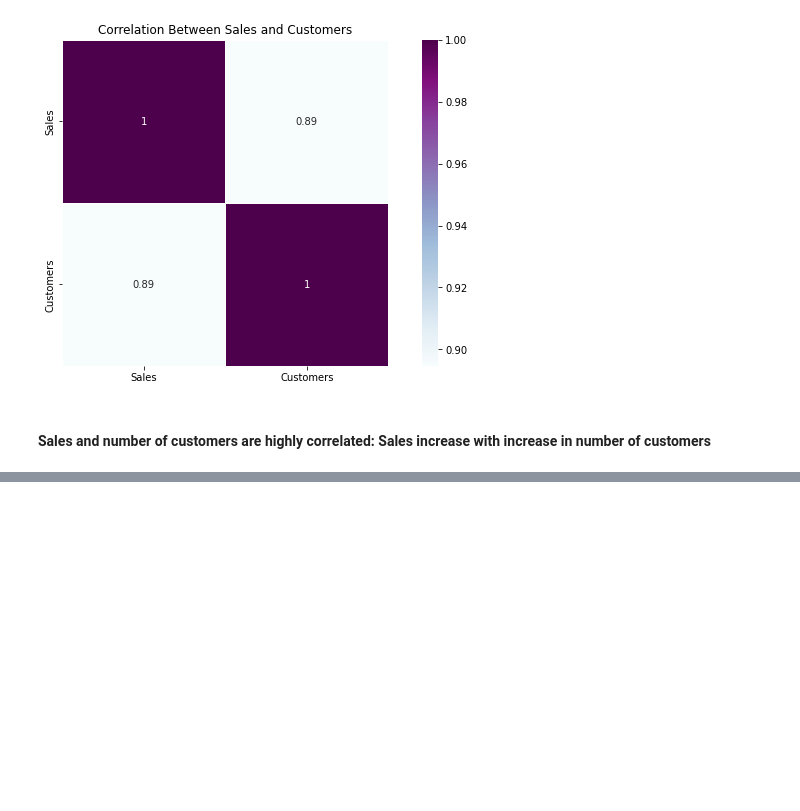
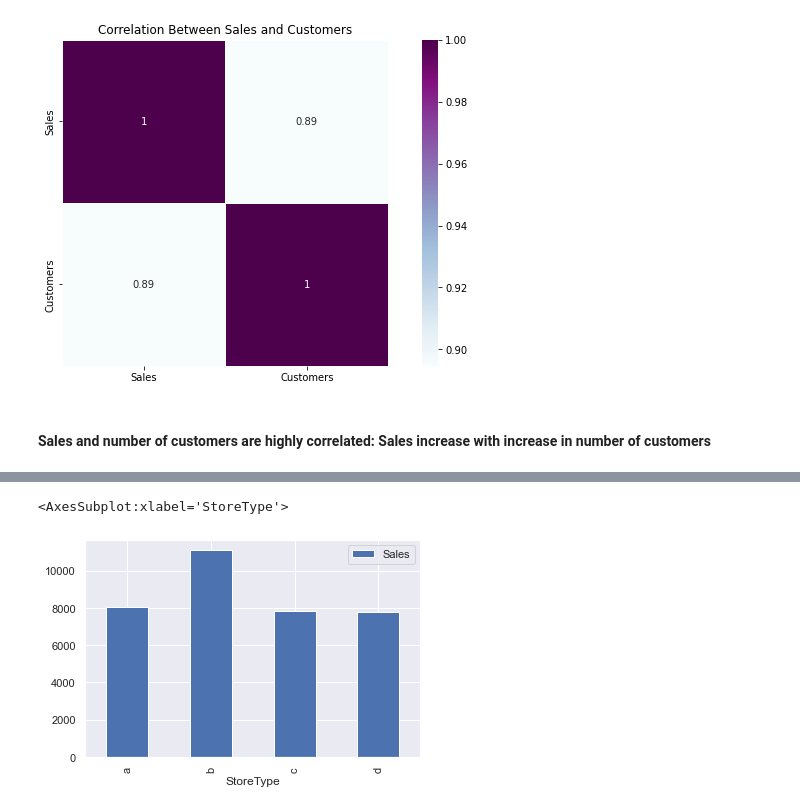
Before and after one commit to ProgrammingOperative/Pharmaceutical-Sales-Prediction, a Jupyter notebook: notebooks/Data Exploration.ipynb, the cells around one changed output, grey strips where cells are left out. Cells and saved outputs as stored; diff of their text form; code cells hidden in the pictures; blank space fills up the shorter version.

```diff
--- a/notebooks/Data Exploration.ipynb
+++ b/notebooks/Data Exploration.ipynb
@@ -414,0 +465,8 @@ plt.plot()
+# %%
+
+store_with_promo = train_store[train_store.Promo == 1]
+result = store_with_promo[['StoreType','Sales', 'Customers']].groupby(['StoreType']).agg({"Sales":"mean"})
+result.plot.bar()
+# %% [output]
+<AxesSubplot:xlabel='StoreType'>
+[figure, added]
```
Also changed, not shown: parts of 34 cells of this notebook.
